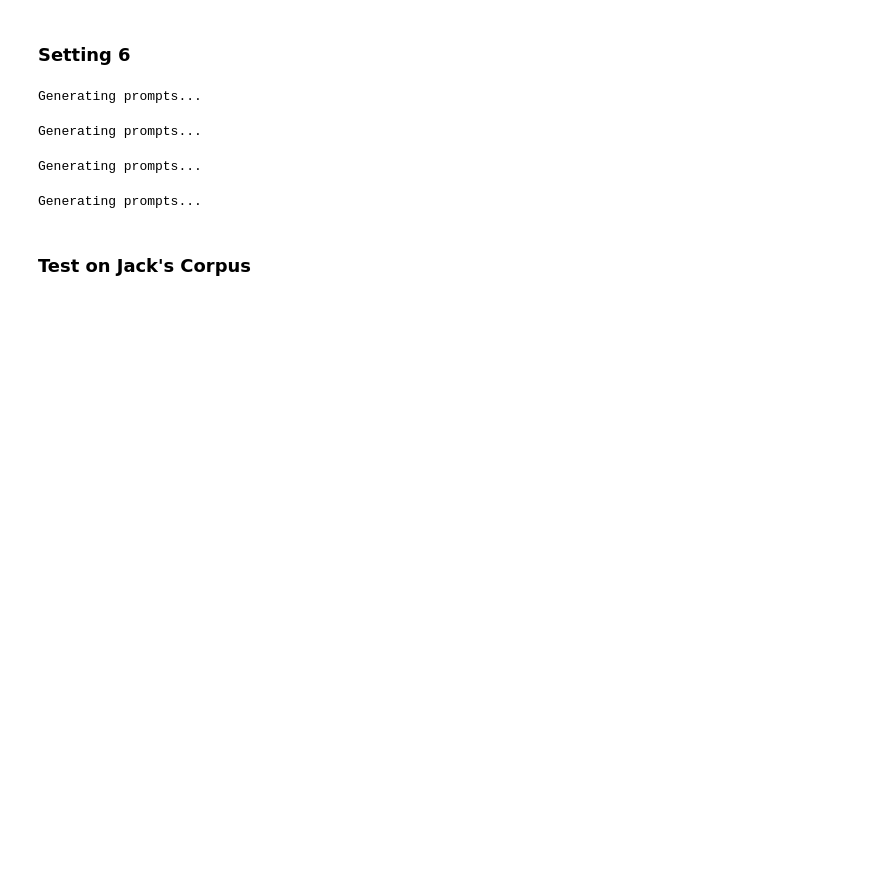
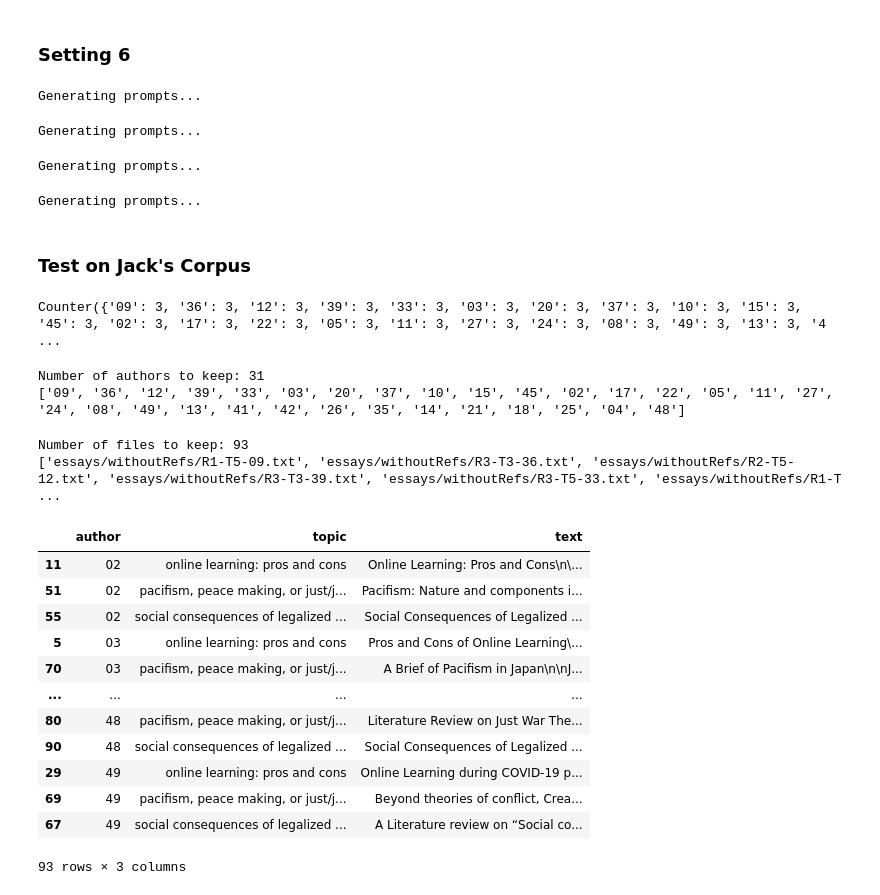
Before and after one commit to jaaack-wang/personalizedWriting, a Jupyter notebook: notebooks/follow_up_LLM_writing_prompts.ipynb, the cells around one changed output. Saved outputs shown, nothing was run; the diff lists cells and outputs as text; code cells hidden in the pictures; blank space fills up the shorter version.

```diff
--- a/notebooks/follow_up_LLM_writing_prompts.ipynb
+++ b/notebooks/follow_up_LLM_writing_prompts.ipynb
@@ -534,0 +537,58 @@ Generating prompts...
+# %%
+from collections import Counter
+
+
+fps = get_filepathes_from_dir("essays/withoutRefs")
+fps = [fp for fp in fps if fp.split("-")[1] in ["T1", "T3", "T5"]]
+authors = [fp.split("/")[-1].split(".")[0].split("-")[-1] for fp in fps]
+authors_counter = Counter(authors)
+print(authors_counter)
+# %% [output]
+Counter({'09': 3, '36': 3, '12': 3, '39': 3, '33': 3, '03': 3, '20': 3, '37': 3, '10': 3, '15': 3, '45': 3, '02': 3, '17': 3, '22': 3, '05': 3, '11': 3, '27': 3, '24': 3, '08': 3, '49': 3, '13': 3, '4 ...
+# %%
+authors_to_keep = [k for k, v in authors_counter.items() if v == 3]
+print(f"Number of authors to keep: {len(authors_to_keep)}")
+print(authors_to_keep)
+# %% [output]
+Number of authors to keep: 31
+['09', '36', '12', '39', '33', '03', '20', '37', '10', '15', '45', '02', '17', '22', '05', '11', '27', '24', '08', '49', '13', '41', '42', '26', '35', '14', '21', '18', '25', '04', '48']
+# %%
+fps_to_keep = [fp for fp in fps if fp.split("/")[-1].split(".")[0].split("-")[-1] in authors_to_keep]
+print(f"Number of files to keep: {len(fps_to_keep)}")
+print(fps_to_keep)
+# %% [output]
+Number of files to keep: 93
+['essays/withoutRefs/R1-T5-09.txt', 'essays/withoutRefs/R3-T3-36.txt', 'essays/withoutRefs/R2-T5-12.txt', 'essays/withoutRefs/R3-T3-39.txt', 'essays/withoutRefs/R3-T5-33.txt', 'essays/withoutRefs/R1-T ...
+# %%
+import pandas as pd
+
+out = []
+cols = ["author", "topic", "text"]
+
+topics_map = {"T1": "social consequences of legalized marijuana (cannabis)",
+              "T3": "online learning: pros and cons",
+              "T5": "pacifism, peace making, or just/justifiable war"}
+
+for fp in fps_to_keep:
+    text = open(fp, "r").read()
+    topic = fp.split("/")[-1].split(".")[0].split("-")[1]
+    topic = topics_map[topic]
+    author = fp.split("/")[-1].split(".")[0].split("-")[-1]
+    out.append([author, topic, text])
+
+df = pd.DataFrame(out, columns=cols).sort_values(["author", "topic"])
+df
+# %% [output]
+|  | author | topic | text |
+| 11 | 02 | online learning: pros and cons | Online Learning: Pros and Cons\n\... |
+| 51 | 02 | pacifism, peace making, or just/j... | Pacifism: Nature and components i... |
+| 55 | 02 | social consequences of legalized ... | Social Consequences of Legalized ... |
+| 5 | 03 | online learning: pros and cons | Pros and Cons of Online Learning\... |
+| 70 | 03 | pacifism, peace making, or just/j... | A Brief of Pacifism in Japan\n\nJ... |
+| ... | ... | ... | ... |
+| 80 | 48 | pacifism, peace making, or just/j... | Literature Review on Just War The... |
+| 90 | 48 | social consequences of legalized ... | Social Consequences of Legalized ... |
+| 29 | 49 | online learning: pros and cons | Online Learning during COVID-19 p... |
+| 69 | 49 | pacifism, peace making, or just/j... | Beyond theories of conflict, Crea... |
+| 67 | 49 | social consequences of legalized ... | A Literature review on “Social co... |
+93 rows × 3 columns
```
Also changed, not shown: parts of 5 cells of this notebook.
